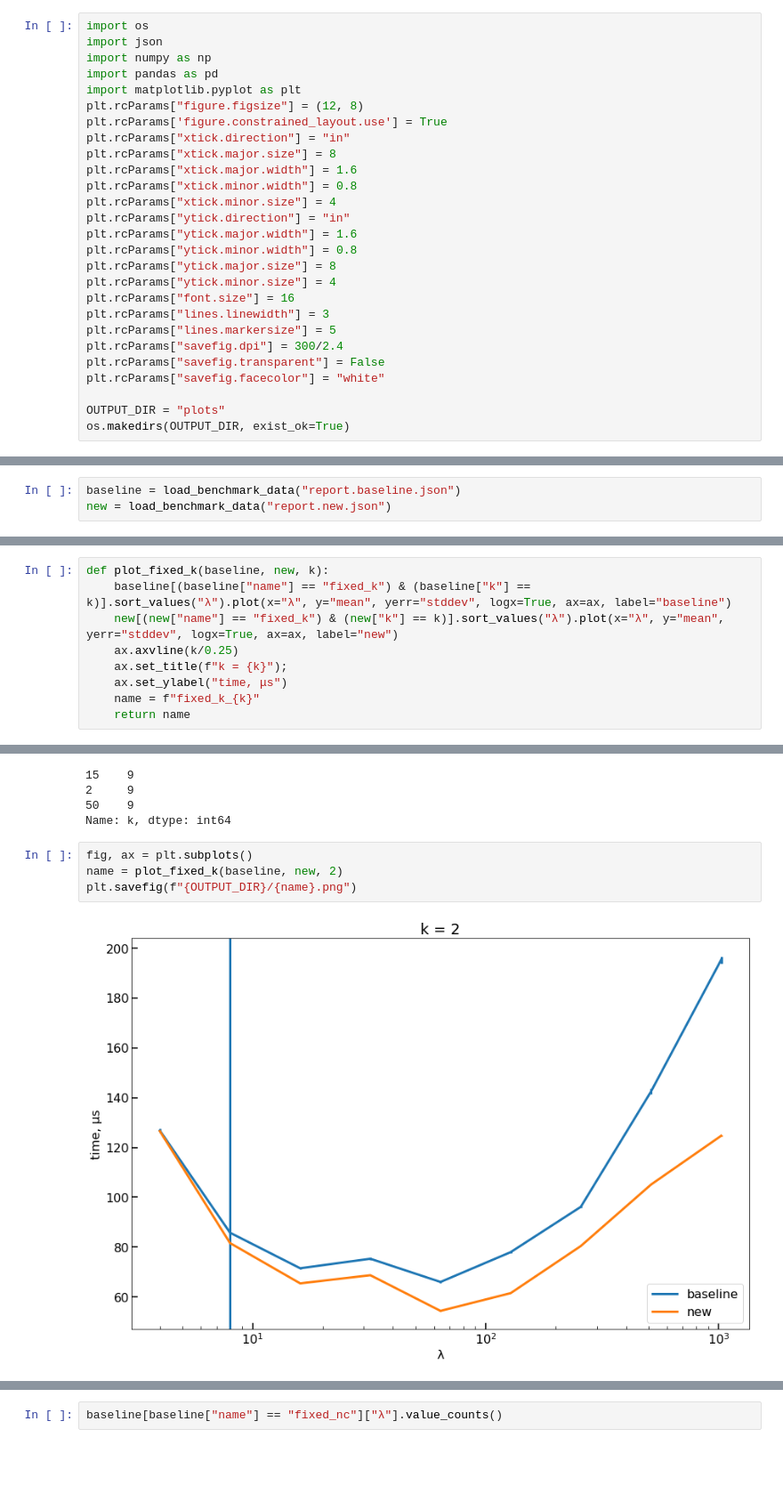
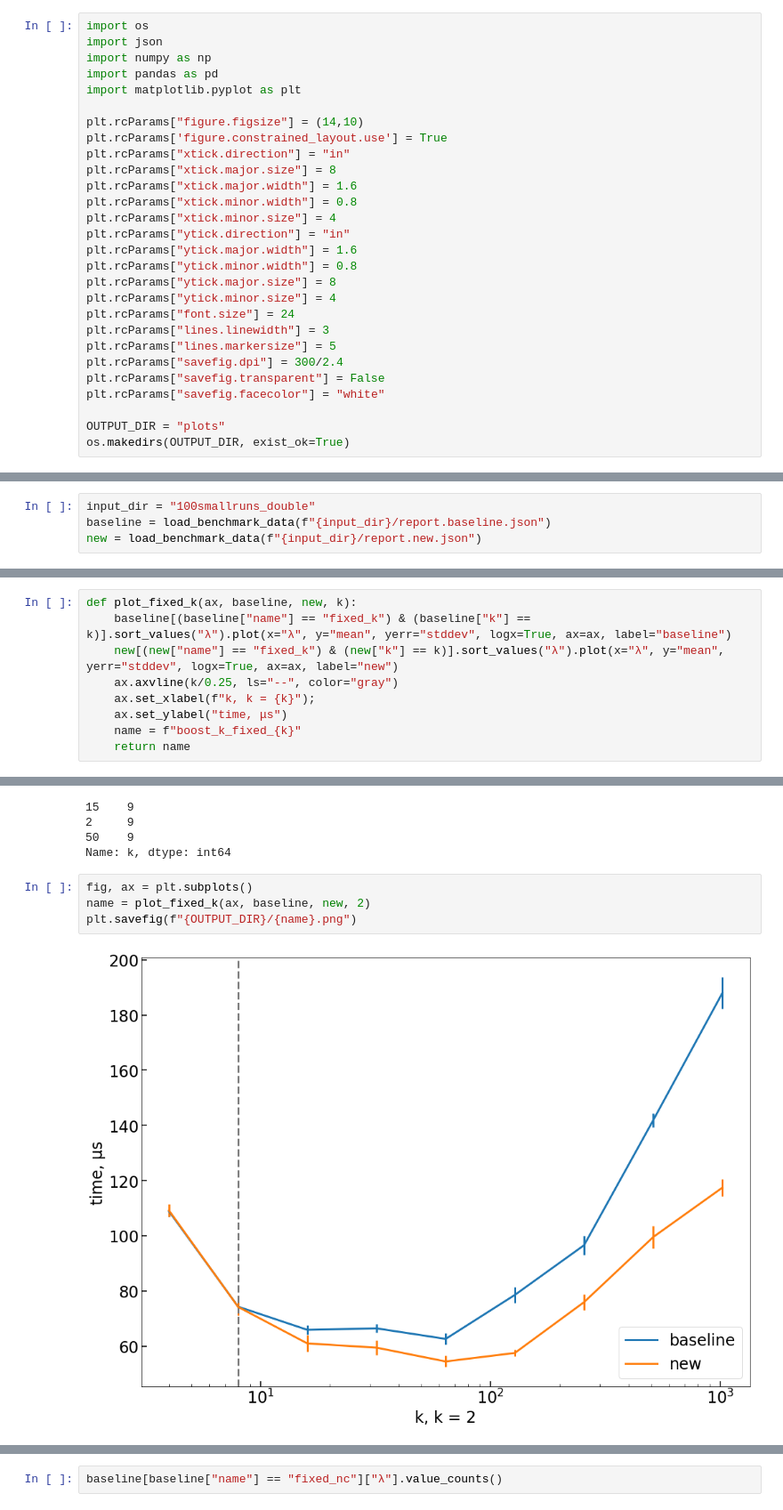
Before and after one commit to vindex10/ncxmax, a Jupyter notebook: bench/boost-math-performance/visualize_benchmarks.ipynb, the cells around one changed output, grey strips where cells are left out. Shown at 89% size. Drawn from its saved outputs; the diff is of its cells as text; blank space fills up the shorter version.

Commit message:
add more boost benchmarks

```diff
--- a/bench/boost-math-performance/visualize_benchmarks.ipynb
+++ b/bench/boost-math-performance/visualize_benchmarks.ipynb
@@ -4,7 +4,8 @@ import json
 import numpy as np
 import pandas as pd
 import matplotlib.pyplot as plt
-plt.rcParams["figure.figsize"] = (12, 8)
+
+plt.rcParams["figure.figsize"] = (14,10)
 plt.rcParams['figure.constrained_layout.use'] = True
 plt.rcParams["xtick.direction"] = "in"
 plt.rcParams["xtick.major.size"] = 8
@@ -16,7 +17,7 @@ plt.rcParams["ytick.major.width"] = 1.6
 plt.rcParams["ytick.minor.width"] = 0.8
 plt.rcParams["ytick.major.size"] = 8
 plt.rcParams["ytick.minor.size"] = 4
-plt.rcParams["font.size"] = 16
+plt.rcParams["font.size"] = 24
 plt.rcParams["lines.linewidth"] = 3
 plt.rcParams["lines.markersize"] = 5
 plt.rcParams["savefig.dpi"] = 300/2.4
@@ -49,8 +50,9 @@ def load_benchmark_data(path):
         cur.update(dict(zip(cols, vals), error_occurred=False))
     return pd.DataFrame.from_records(per_param)
 # %%
-baseline = load_benchmark_data("report.baseline.json")
-new = load_benchmark_data("report.new.json")
+input_dir = "100smallruns_double"
+baseline = load_benchmark_data(f"{input_dir}/report.baseline.json")
+new = load_benchmark_data(f"{input_dir}/report.new.json")
 # %%
 baseline["name"].value_counts()
 # %% [output]
@@ -61,13 +63,13 @@ fixed_scale_0_15    11
 fixed_scale_0_25    11
 Name: name, dtype: int64
 # %%
-def plot_fixed_k(baseline, new, k):
+def plot_fixed_k(ax, baseline, new, k):
     baseline[(baseline["name"] == "fixed_k") & (baseline["k"] == k)].sort_values("λ").plot(x="λ", y="mean", yerr="stddev", logx=True, ax=ax, label="baseline")
     new[(new["name"] == "fixed_k") & (new["k"] == k)].sort_values("λ").plot(x="λ", y="mean", yerr="stddev", logx=True, ax=ax, label="new")
-    ax.axvline(k/0.25)
-    ax.set_title(f"k = {k}");
+    ax.axvline(k/0.25, ls="--", color="gray")
+    ax.set_xlabel(f"k, k = {k}");
     ax.set_ylabel("time, μs")
-    name = f"fixed_k_{k}"
+    name = f"boost_k_fixed_{k}"
     return name
 # %%
 baseline[baseline["name"] == "fixed_k"]["k"].value_counts()
@@ -78,9 +80,9 @@ baseline[baseline["name"] == "fixed_k"]["k"].value_counts()
 Name: k, dtype: int64
 # %%
 fig, ax = plt.subplots()
-name = plot_fixed_k(baseline, new, 2)
+name = plot_fixed_k(ax, baseline, new, 2)
 plt.savefig(f"{OUTPUT_DIR}/{name}.png")
 # %% [output]
-[figure, old version]
+[figure, new version]
 # %%
 fig, ax = plt.subplots()
```
Also changed, not shown: parts of 11 cells of this notebook, 50 other files.
